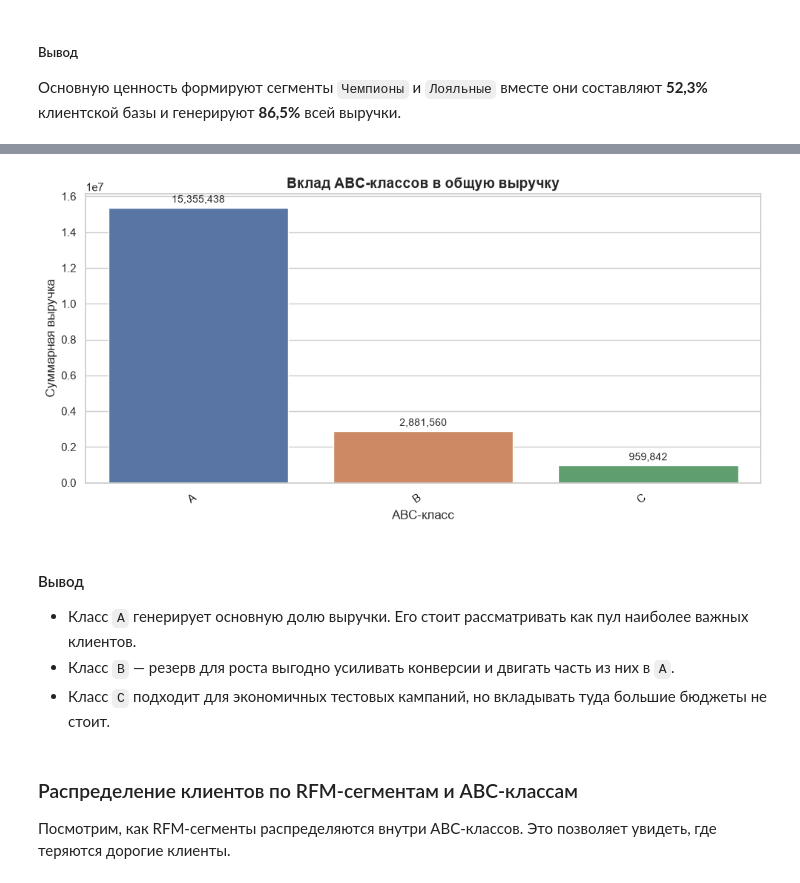
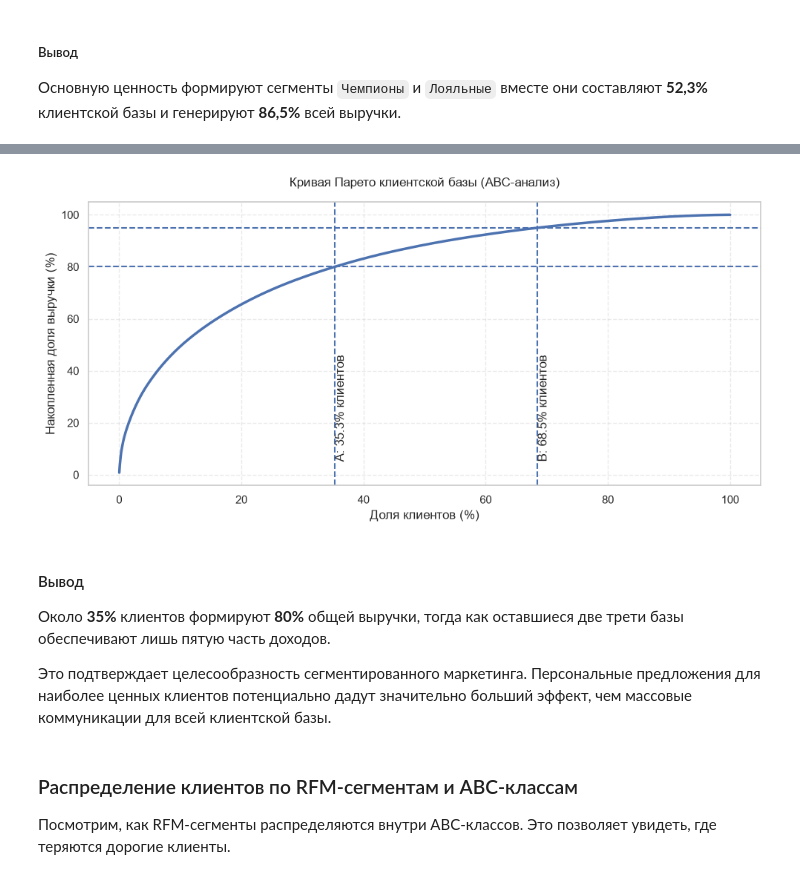
Before and after one commit to artkriukov/portfolio, a Jupyter notebook: projects/rfm-analysis-pharmacy/rfm-pharmacy-analysis.ipynb, the cells around one changed output, grey strips where cells are left out. Drawn from its saved outputs; the diff is of its cells as text; code cells hidden in the pictures.

```diff
--- a/projects/rfm-analysis-pharmacy/rfm-pharmacy-analysis.ipynb
+++ b/projects/rfm-analysis-pharmacy/rfm-pharmacy-analysis.ipynb
@@ -223,21 +148,28 @@ abc_summary = (
-# %%
-draw_bar(
-    abc_summary,
-    x_col='abc_revenue',
-    y_col='revenue',
-    title='Вклад ABC-классов в общую выручку',
-    xlabel='ABC-класс',
-    ylabel='Суммарная выручка',
-    format_labels='currency'
-)
-# %% [output]
-[figure, removed]
-# %% [markdown]
-#### Вывод
-
-- Класс `A` генерирует основную долю выручки. Его стоит рассматривать как пул наиболее важных клиентов.
-- Класс `B` — резерв для роста выгодно усиливать конверсии и двигать часть из них в `A`.
-- Класс `C` подходит для экономичных тестовых кампаний, но вкладывать туда большие бюджеты не стоит.
+# %%
+pareto = abc_rfm_df.copy()
+
+pareto = pareto.sort_values(
+    by="total_revenue",
+    ascending=False
+).reset_index(drop=True)
+
+
+pareto["customer_pct"] = (pareto.index + 1) / len(pareto) * 100
+pareto["cum_revenue_pct"] = pareto["total_revenue"].cumsum() / pareto["total_revenue"].sum() * 100
+# %%
+plot_pareto(
+    df=pareto,
+    customer_pct_col="customer_pct",
+    revenue_pct_col="cum_revenue_pct"
+)
+# %% [output]
+[figure, added]
+# %% [markdown]
+#### Вывод
+
+Около **35%** клиентов формируют **80%** общей выручки, тогда как оставшиеся две трети базы обеспечивают лишь пятую часть доходов.
+
+Это подтверждает целесообразность сегментированного маркетинга. Персональные предложения для наиболее ценных клиентов потенциально дадут значительно больший эффект, чем массовые коммуникации для всей клиентской базы.
 # %% [markdown]
 ### Распределение клиентов по RFM-сегментам и ABC-классам
 
```
Also changed, not shown: parts of 12 cells of this notebook, 4 other files.
